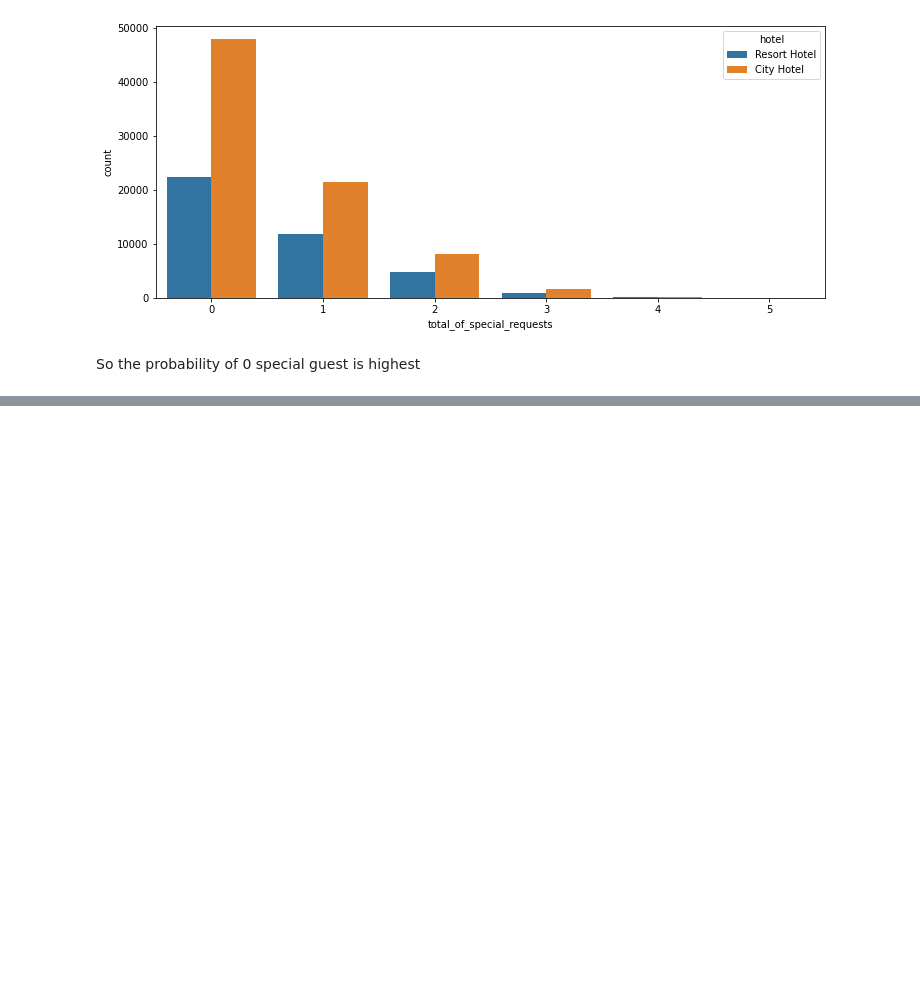
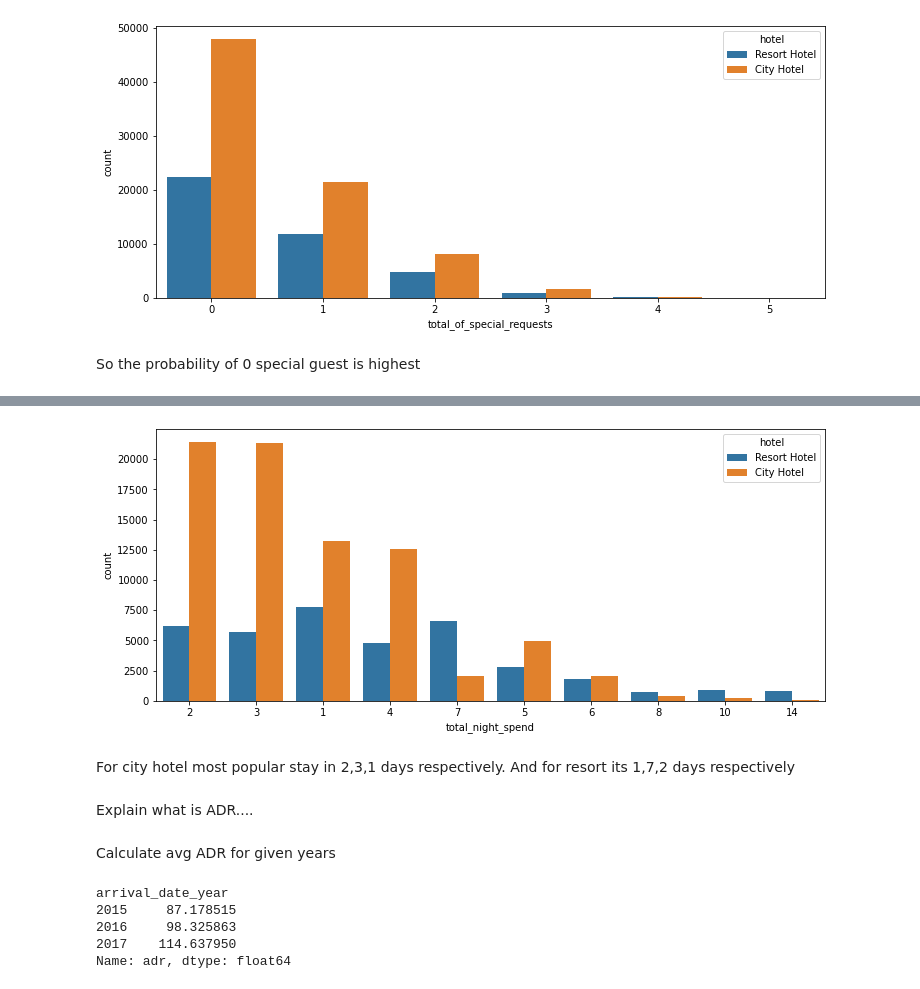
Before and after one commit to kiran2424/hotel-booking-data-analysis, a Jupyter notebook: Copy_of_Hotel_Booking_Analysis_Capstone_Project.ipynb, the cells around one changed output, grey strips where cells are left out. Drawn from its saved outputs; the diff is of its cells as text; code cells hidden in the pictures; blank space fills up the shorter version.

```diff
--- a/Copy_of_Hotel_Booking_Analysis_Capstone_Project.ipynb
+++ b/Copy_of_Hotel_Booking_Analysis_Capstone_Project.ipynb
@@ -351,0 +411,20 @@ So the probability of 0 special guest is highest
+# %%
+plt.figure(figsize=(12,5))
+sns.countplot(x='total_night_spend', hue = 'hotel', data = df_data, order=df_data.total_night_spend.value_counts().iloc[:10].index)
+plt.show()
+# %% [output]
+[figure, added]
+# %% [markdown]
+For city hotel most popular stay in 2,3,1 days respectively. And for resort its 1,7,2 days respectively
+# %% [markdown]
+Explain what is ADR....
+# %% [markdown]
+Calculate avg ADR for given years
+# %%
+df_data.groupby(['arrival_date_year'])['adr'].mean()
+# %% [output]
+arrival_date_year
+2015     87.178515
+2016     98.325863
+2017    114.637950
+Name: adr, dtype: float64
```
Also changed, not shown: parts of 25 cells of this notebook.
